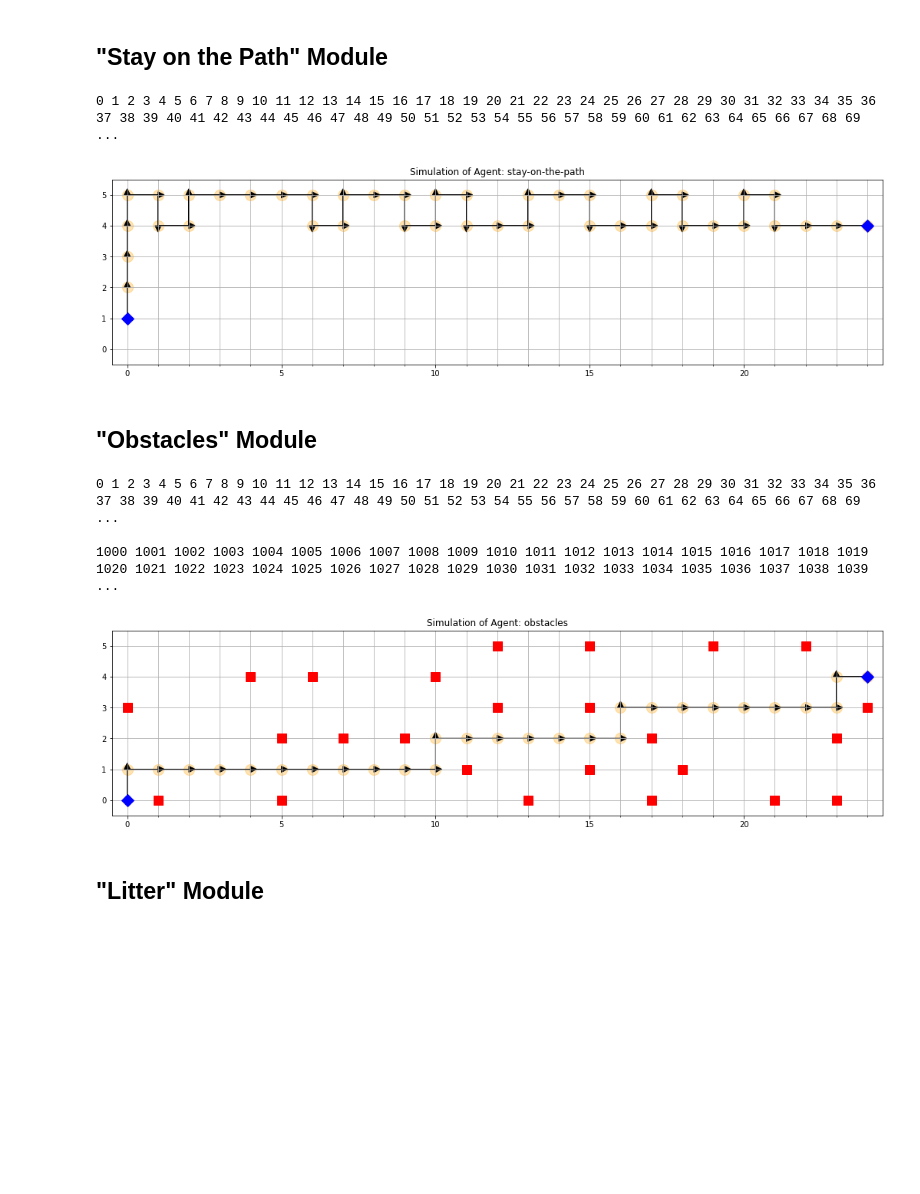
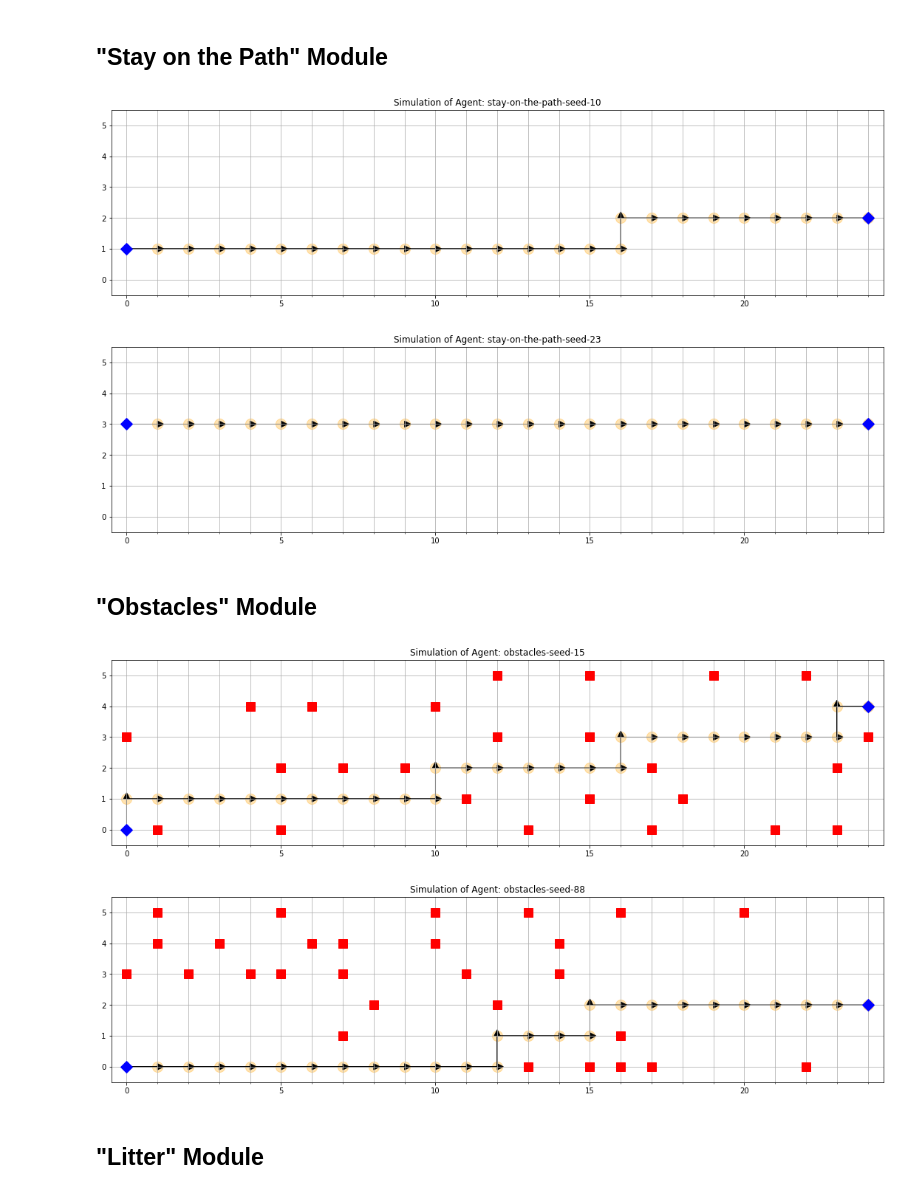
Before and after one commit to gail-yxie/Machine-Learning, a Jupyter notebook: reinforcement-learning/hw6-rl.ipynb, the cells around one changed output. Cells and saved outputs as stored; diff of their text form; code cells hidden in the pictures; blank space fills up the shorter version.

```diff
--- a/reinforcement-learning/hw6-rl.ipynb
+++ b/reinforcement-learning/hw6-rl.ipynb
@@ -58,7 +59,7 @@ class QTable:
 def plot_results(env, title):
 
     # plot grid
-    fig = plt.figure(figsize=(18,6))
+    fig = plt.figure(figsize=(15,6))
     ax = fig.add_subplot(1, 1, 1)
     plt.xlim(-.5, env.col-0.5)
     plt.ylim(-.5, env.row-0.5)
@@ -94,6 +95,7 @@ def plot_results(env, title):
                   head_width=0.2, head_length=0.2, fc='k', ec='k')
         last = env.trace['pos'][i]
     plt.title(f"Simulation of Agent: {title}")
+    plt.tight_layout()
     plt.savefig(f"./plots/{title}.pdf")
     plt.show()
 # %%
@@ -102,17 +104,13 @@ def train(env_class, episodes, max_iter=500):
     qt = QTable(env)
 
     for ep in range(episodes):
-        print(ep, end=' ')
-        env = env_class(col=25, row=6, seed=23+np.random.randint(100))
+        env = env_class(col=25, row=6, seed=23+np.random.randint(int(1e5)))
         qt.env = env
         next_state = qt.env.init
         i = 0
         while qt.env.cur_pos[0] != qt.env.col-1 and i<max_iter:
             next_state = qt.update(next_state, training=True)
             i=i+1
-
-        if (ep+1)%1000 ==0:
-                print("\n")
     return qt
 # %%
 def simulate(qt, env_class, seed, max_iter=1e3):
@@ -163,13 +161,12 @@ class EnvForth:
             return 100
         elif next_state[0] > state[0]:
             return 5
-        elif next_state[0] < state[0]:
+        elif next_state[0] <= state[0]:
             return -5
-        else:
-            return 0
 # %%
 env_forth = EnvForth
-qt_forth = train(env_forth, episodes=500)
-sample = simulate(qt_forth, env_forth, seed=888)
-plot_results(sample, "forth")
+qt_forth = train(env_forth, episodes=int(1e4))
+for seed in [88, 23]:
+    sample = simulate(qt_forth, env_forth, seed=seed)
+    plot_results(sample, f"forth-seed-{seed}")
 # %% [output]
@@ -195,12 +192,13 @@ class EnvStay(EnvForth):
             return 0
 # %%
 env_stay = EnvStay
-qt_stay = train(env_stay, episodes=100)
-sample = simulate(qt_stay, env_stay, 10)
-plot_results(sample, "stay-on-the-path")
+qt_stay = train(env_stay, episodes=int(1e4))
+for seed in [10,23]:
+    sample = simulate(qt_stay, env_stay, seed)
+    plot_results(sample, f"stay-on-the-path-seed-{seed}")
 # %% [output]
-0 1 2 3 4 5 6 7 8 9 10 11 12 13 14 15 16 17 18 19 20 21 22 23 24 25 26 27 28 29 30 31 32 33 34 35 36 37 38 39 40 41 42 43 44 45 46 47 48 49 50 51 52 53 54 55 56 57 58 59 60 61 62 63 64 65 66 67 68 69  ...
-[figure, old version]
+[figure, new version]
+[figure, added]
 # %% [markdown]
 ## "Obstacles" Module
 # %%
@@ -268,13 +262,12 @@ class EnvObstacles:
 # %%
 env_obs = EnvObstacles
-qt_obs = train(env_obs, 2000)
-sample = simulate(qt_obs, env_obs, 15)
-plot_results(sample, "obstacles")
+qt_obs = train(env_obs, int(1e4))
+for seed in [15, 88]:
+    sample = simulate(qt_obs, env_obs, seed)
+    plot_results(sample, f"obstacles-seed-{seed}")
 # %% [output]
-0 1 2 3 4 5 6 7 8 9 10 11 12 13 14 15 16 17 18 19 20 21 22 23 24 25 26 27 28 29 30 31 32 33 34 35 36 37 38 39 40 41 42 43 44 45 46 47 48 49 50 51 52 53 54 55 56 57 58 59 60 61 62 63 64 65 66 67 68 69  ...
-
-1000 1001 1002 1003 1004 1005 1006 1007 1008 1009 1010 1011 1012 1013 1014 1015 1016 1017 1018 1019 1020 1021 1022 1023 1024 1025 1026 1027 1028 1029 1030 1031 1032 1033 1034 1035 1036 1037 1038 1039  ...
-[figure, old version]
+[figure, new version]
+[figure, added]
 # %% [markdown]
 ## "Litter" Module
 # %%
```
Also changed, not shown: parts of 6 cells of this notebook, 10 other files.
